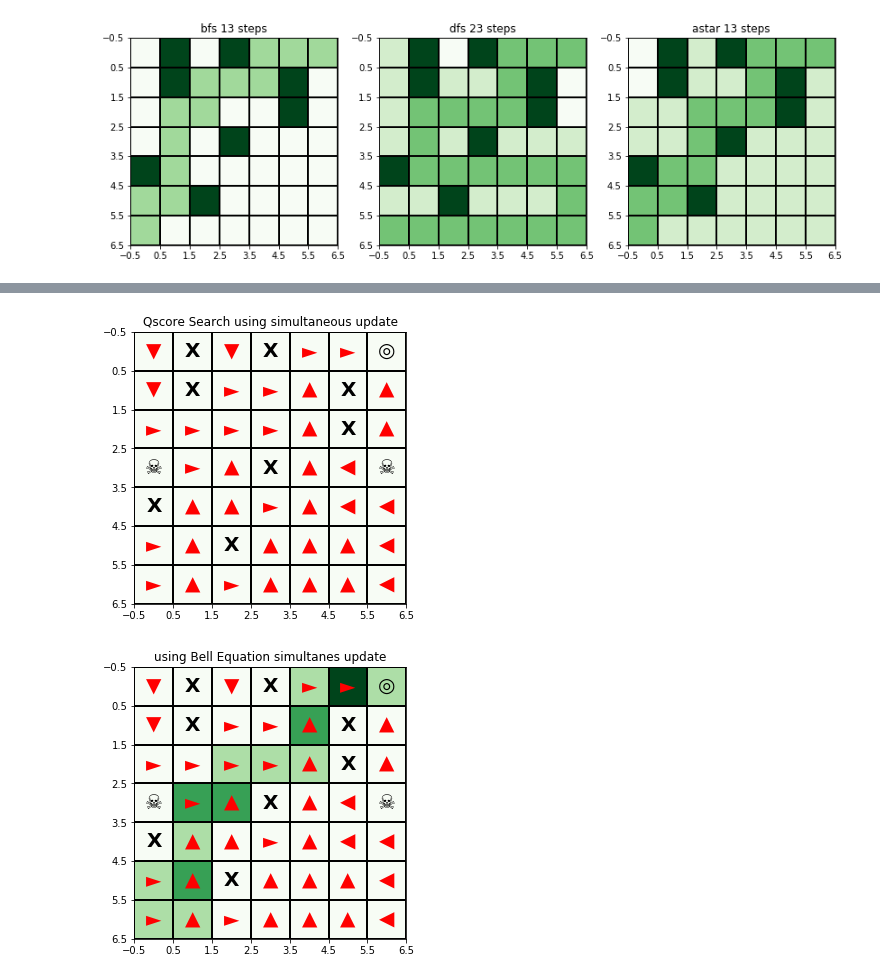
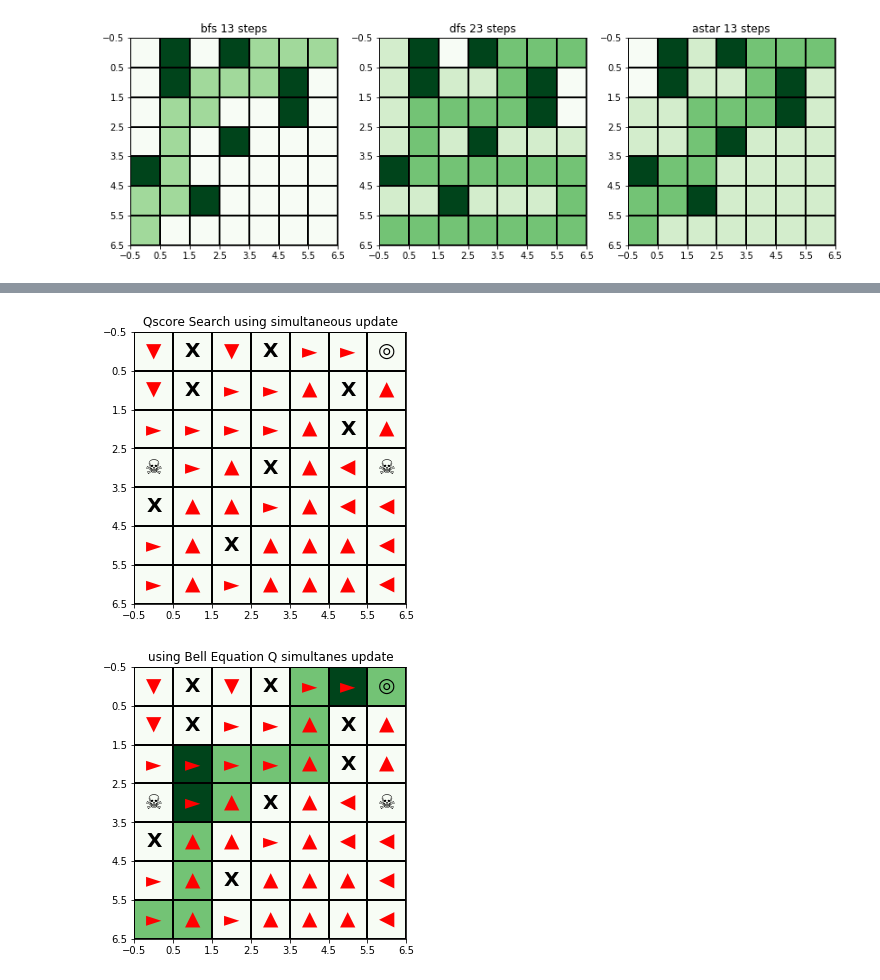
Before and after one commit to chihoxtra/reinforcement_learning, a Jupyter notebook: [PlayAround][Reinforcement Learning].ipynb, the cells around one changed output, grey strips where cells are left out. Saved outputs shown, nothing was run; the diff lists cells and outputs as text; code cells hidden in the pictures.

```diff
--- a/[PlayAround][Reinforcement Learning].ipynb
+++ b/[PlayAround][Reinforcement Learning].ipynb
@@ -581,13 +644,13 @@ showSearchPolicy(p1, s1, title='Using Temperal Diff steps update')
 # %%
-############### Method 2 ########################
+################ Method 2: Bell Equation using Q ########################
 s2 = RL_SearchAgent(p1, gamma=0.90, initialState = (1,1))
-s2.trainModelBellEquation(epoche=300, offPolicyThreshold=0.0)
+
+s2.trainModelBellEquationQ(epoche=100, offPolicyThreshold=0.0)
 #since we update all possible states, we might not need off policy in this case
 displayRLMaze(p1, s2, [],'Qscore Search using simultaneous update')
 # Note that there is no path in this concept because all states are updated in an epoch
+
+showSearchPolicy(p1, s2, title='using Bell Equation Q simultanes update')
 # %% [output]
 [figure]
+[figure, added]
-# %%
-showSearchPolicy(p1, s2, title='using Bell Equation simultanes update')
-# %% [output]
-[figure, removed]
```
Also changed, not shown: parts of 9 cells of this notebook.
